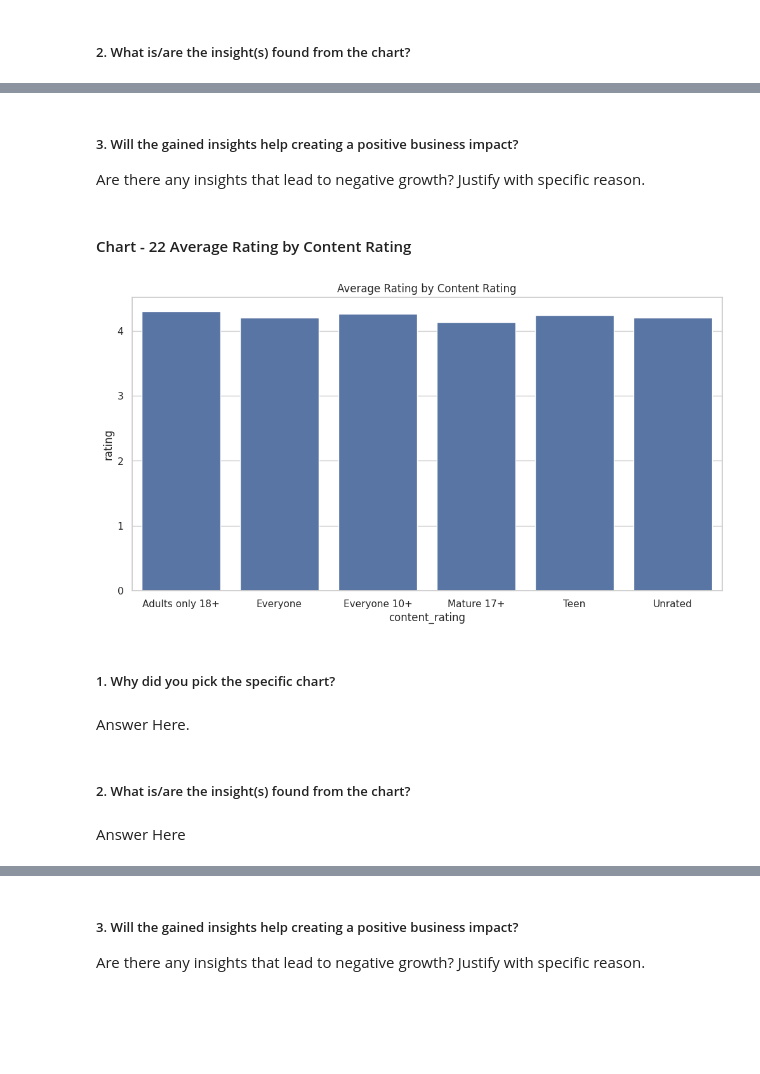
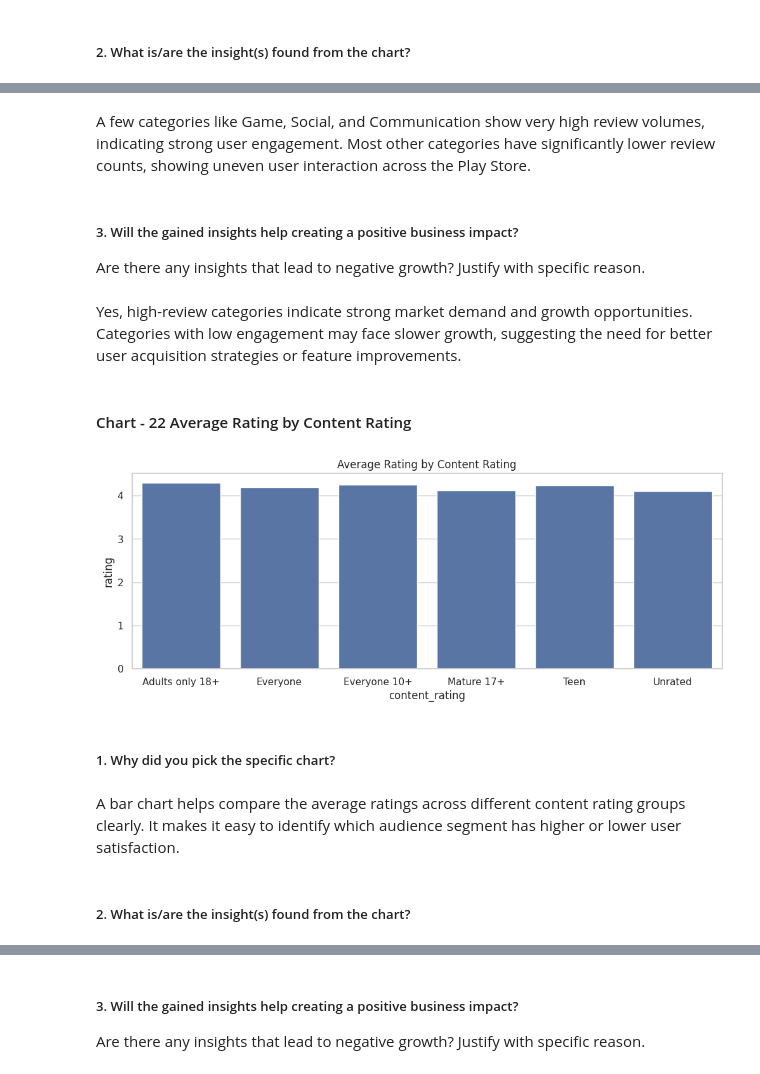
Before and after one commit to Sagarjain93/EDA_Google_Playstore_Reviews, a Jupyter notebook: Sagar_Jain_Capstone_Project_Google_Playstore_App_Review_EDA.ipynb, the cells around one changed output, grey strips where cells are left out. Cells and saved outputs as stored; diff of their text form; code cells hidden in the pictures; blank space fills up the shorter version.

```diff
--- a/Sagar_Jain_Capstone_Project_Google_Playstore_App_Review_EDA.ipynb
+++ b/Sagar_Jain_Capstone_Project_Google_Playstore_App_Review_EDA.ipynb
@@ -1843,23 +1849,25 @@ Answer Here
+# %% [markdown]
+A few categories like Game, Social, and Communication show very high review volumes, indicating strong user engagement. Most other categories have significantly lower review counts, showing uneven user interaction across the Play Store.
 # %% [markdown]
 ##### 3. Will the gained insights help creating a positive business impact?
 Are there any insights that lead to negative growth? Justify with specific reason.
+# %% [markdown]
+Yes, high-review categories indicate strong market demand and growth opportunities. Categories with low engagement may face slower growth, suggesting the need for better user acquisition strategies or feature improvements.
 # %% [markdown]
 #### Chart - 22 Average Rating by Content Rating
 # %%
 # Chart - 22 visualization code
-plt.figure(figsize=(12,6))
+plt.figure(figsize=(12,4))
 avg_rating = df_merged.groupby("content_rating")["rating"].mean().reset_index()
 
 sns.barplot(data=avg_rating, x="content_rating", y="rating")
 plt.title("Average Rating by Content Rating")
 plt.show()
 # %% [output]
-[figure, old version]
+[figure, new version]
 # %% [markdown]
 ##### 1. Why did you pick the specific chart?
-# %% [markdown]
-Answer Here.
+# %% [markdown]
+A bar chart helps compare the average ratings across different content rating groups clearly. It makes it easy to identify which audience segment has higher or lower user satisfaction.
 # %% [markdown]
 ##### 2. What is/are the insight(s) found from the chart?
-# %% [markdown]
-Answer Here
```
Also changed, not shown: parts of 28 cells of this notebook.
